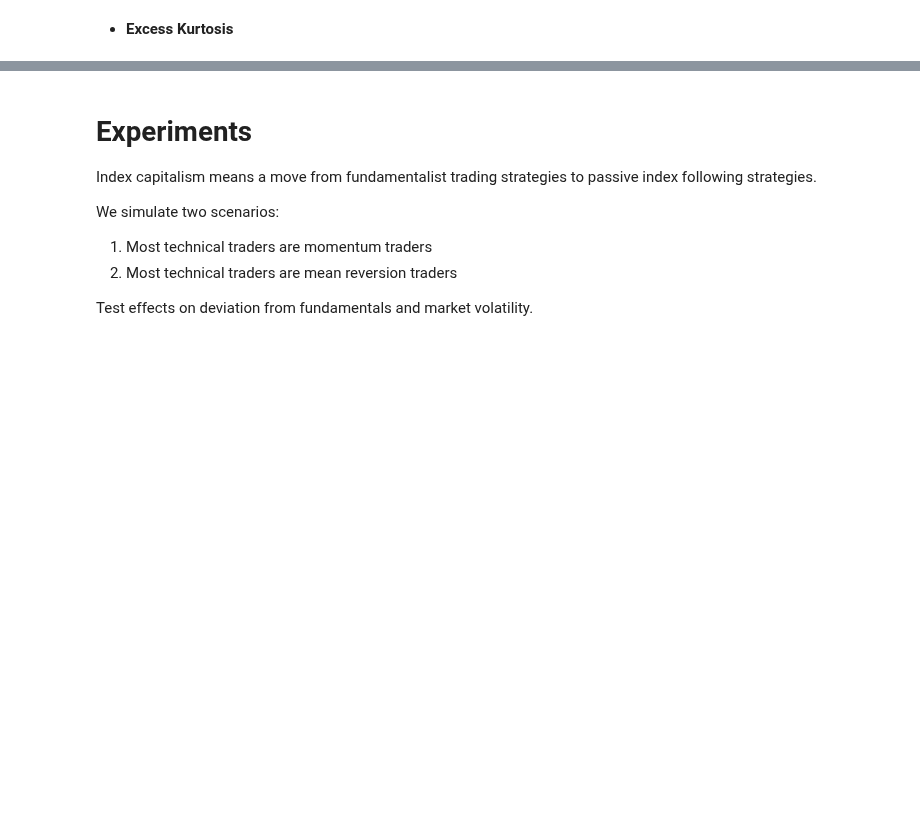
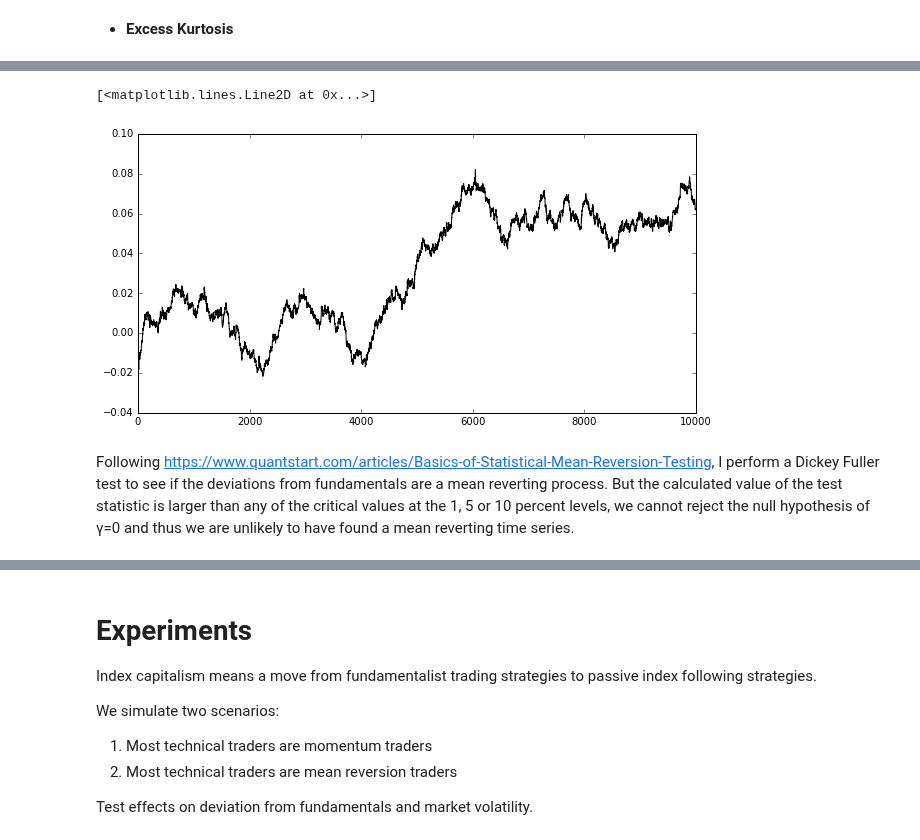
Before and after one commit to joerischasfoort/sim-fin-abm, a Jupyter notebook: decoupling-fundamentals.ipynb, the cells around one changed output, grey strips where cells are left out. Saved outputs shown, nothing was run; the diff lists cells and outputs as text; code cells hidden in the pictures; blank space fills up the shorter version.

Commit message:
decoupling fundamentals

```diff
--- a/decoupling-fundamentals.ipynb
+++ b/decoupling-fundamentals.ipynb
@@ -245,0 +254,11 @@ mc_prices.mean(axis=1).kurtosis()
+# %%
+relative_deviation_fund = (mc_prices.mean(axis=1) - mc_fundamentals.mean(axis=1)) / mc_fundamentals.mean(axis=1)
+# %%
+fig, ax1 = plt.subplots(1, 1, figsize=(10,5))
+
+ax1.plot(mc_fundamentals.index, relative_deviation_fund, 'k-', label='deviation from fundamental value')
+# %% [output]
+[<matplotlib.lines.Line2D at 0x...>]
+[figure, added]
+# %% [markdown]
+Following https://www.quantstart.com/articles/Basics-of-Statistical-Mean-Reversion-Testing, I perform a Dickey Fuller test to see if the deviations from fundamentals are a mean reverting process. But the calculated value of the test statistic is larger than any of the critical values at the 1, 5 or 10 percent levels, we cannot reject the null hypothesis of γ=0 and thus we are unlikely to have found a mean reverting time series.
```
Also changed, not shown: parts of 17 cells of this notebook, 3 other files.
